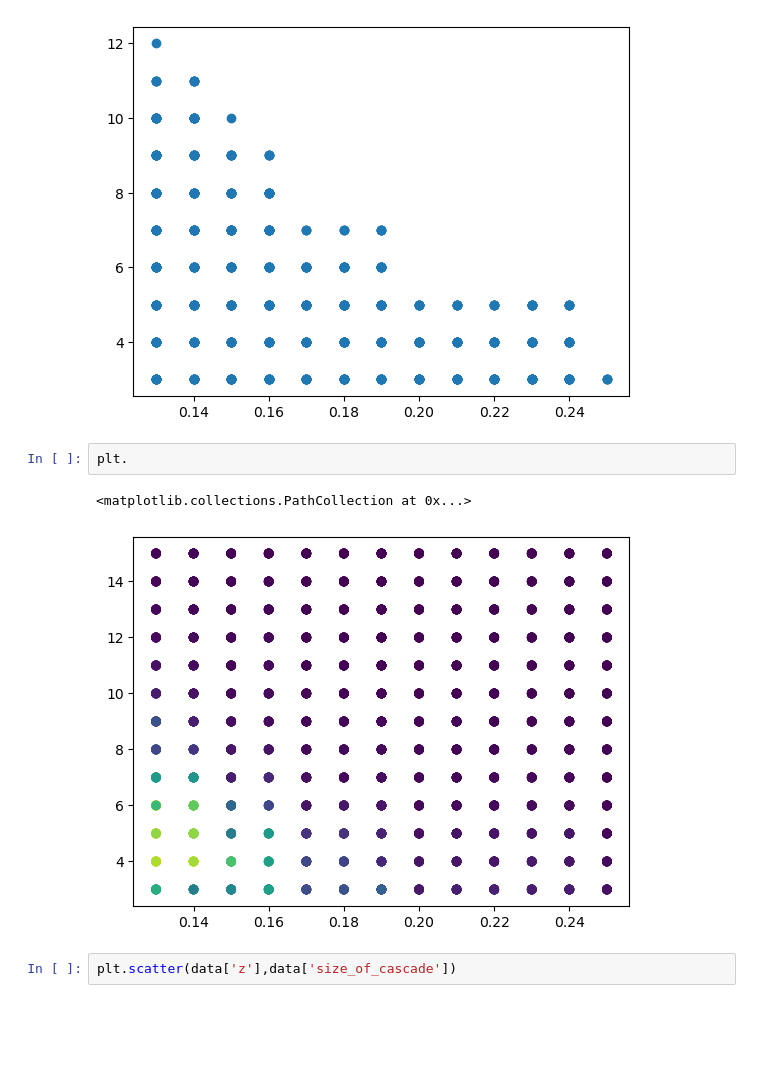
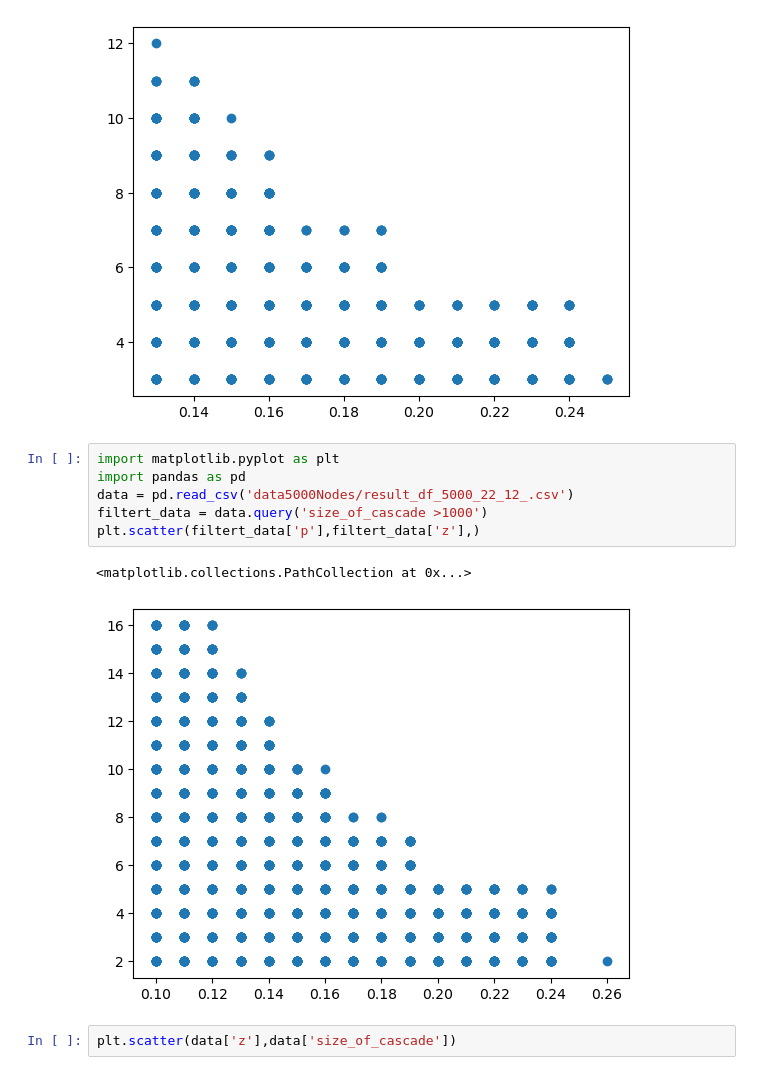
Before and after one commit to dermitdemk/watts_cascades_in_networks, a Jupyter notebook: main.ipynb, the cells around one changed output. Cells and saved outputs as stored; diff of their text form; blank space fills up the shorter version.

```diff
--- a/main.ipynb
+++ b/main.ipynb
@@ -559,11 +565,15 @@ plt.scatter(filtert_data['p'],filtert_data['z'],)
 # %% [output]
 <matplotlib.collections.PathCollection at 0x...>
 [figure]
-# %%
-plt.
-# %% [output]
-<matplotlib.collections.PathCollection at 0x...>
-[figure, removed]
+# %%
+import matplotlib.pyplot as plt
+import pandas as pd
+data = pd.read_csv('data5000Nodes/result_df_5000_22_12_.csv')
+filtert_data = data.query('size_of_cascade >1000')
+plt.scatter(filtert_data['p'],filtert_data['z'],)
+# %% [output]
+<matplotlib.collections.PathCollection at 0x...>
+[figure, added]
 # %%
 plt.scatter(data['z'],data['size_of_cascade'])
 # %% [output]
```
Also changed, not shown: parts of 1 cell of this notebook.
